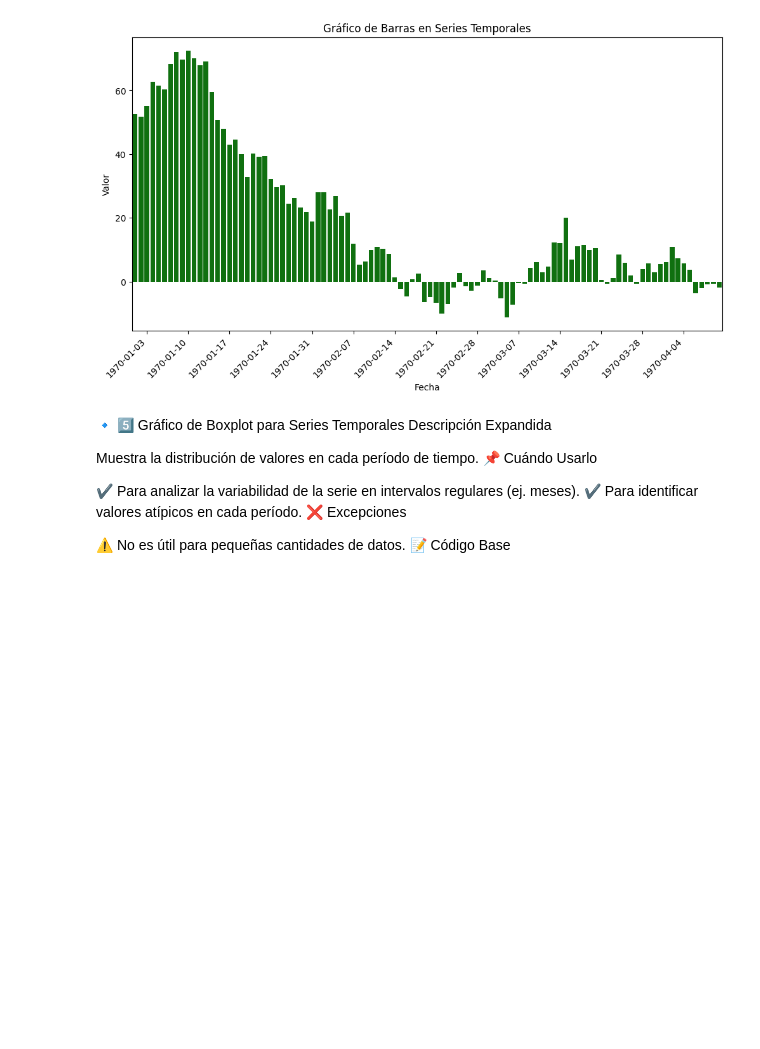
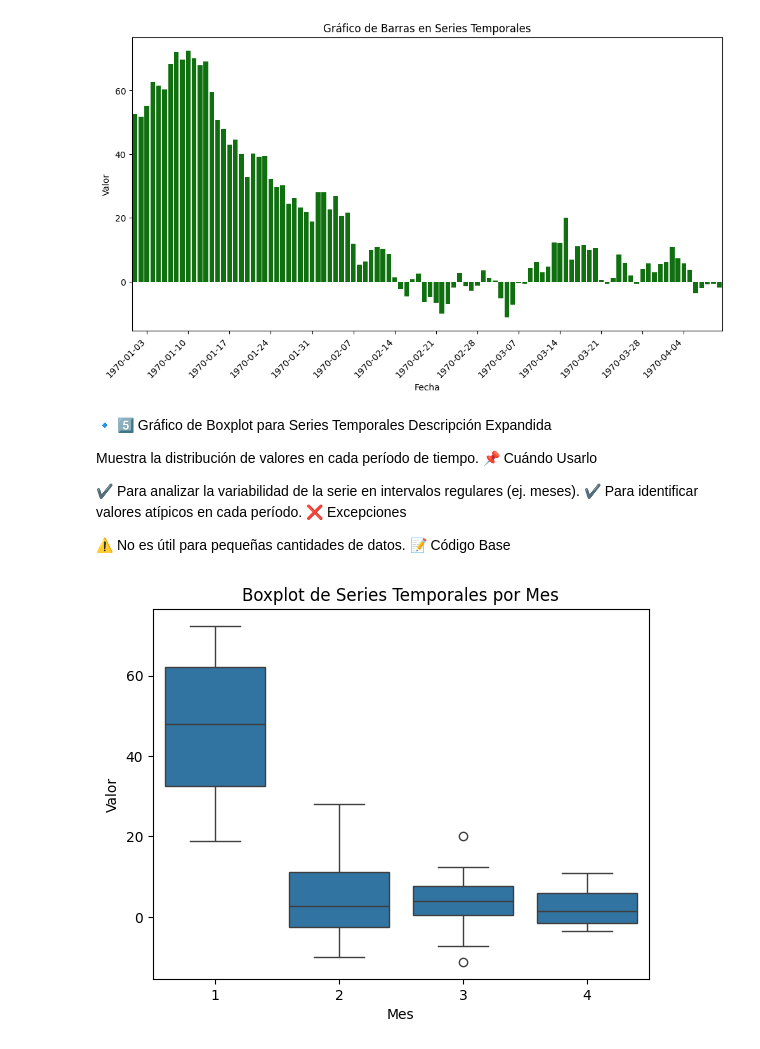
Before and after one commit to jorgesislema/python-mastery, a Jupyter notebook: 03-Data_Science_e_IA/Gráficos en Seaborn.ipynb, the cells around one changed output. Cells and saved outputs as stored; diff of their text form; code cells hidden in the pictures; blank space fills up the shorter version.

```diff
--- a/03-Data_Science_e_IA/Gráficos en Seaborn.ipynb
+++ b/03-Data_Science_e_IA/Gráficos en Seaborn.ipynb
@@ -870,3 +870,12 @@ Muestra la distribución de valores en cada período de tiempo.
 
 ⚠ No es útil para pequeñas cantidades de datos.
 📝 Código Base
+# %%
+df["Mes"] = df["Fecha"].dt.month
+sns.boxplot(x="Mes", y="Valor", data=df)
+plt.title("Boxplot de Series Temporales por Mes")
+plt.xlabel("Mes")
+plt.ylabel("Valor")
+plt.show()
+# %% [output]
+[figure, added]
```
Also changed, not shown: parts of 1 cell of this notebook, 2 other files.
